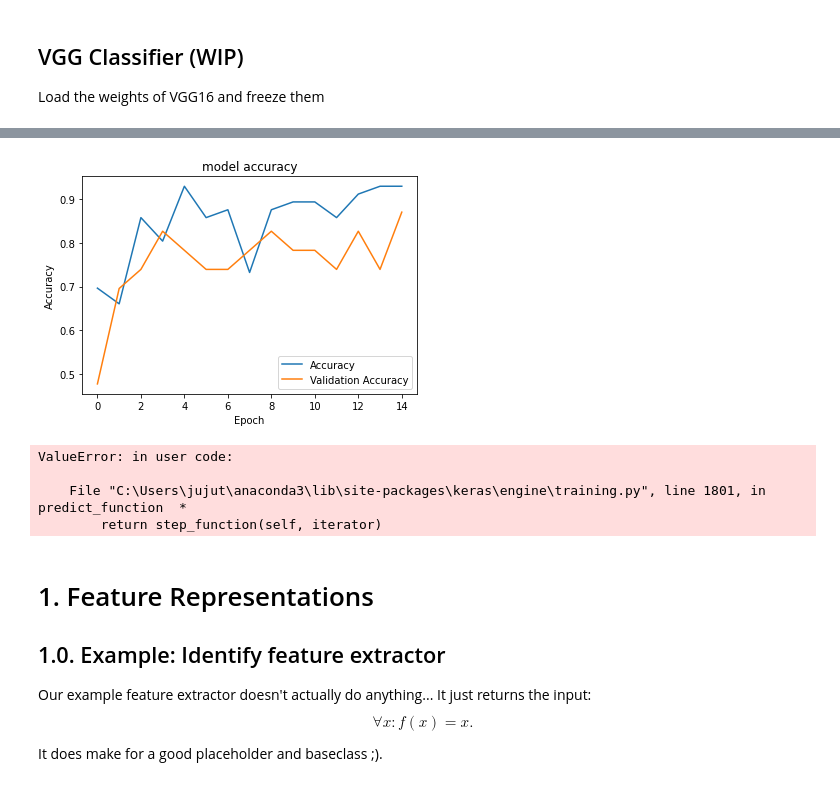
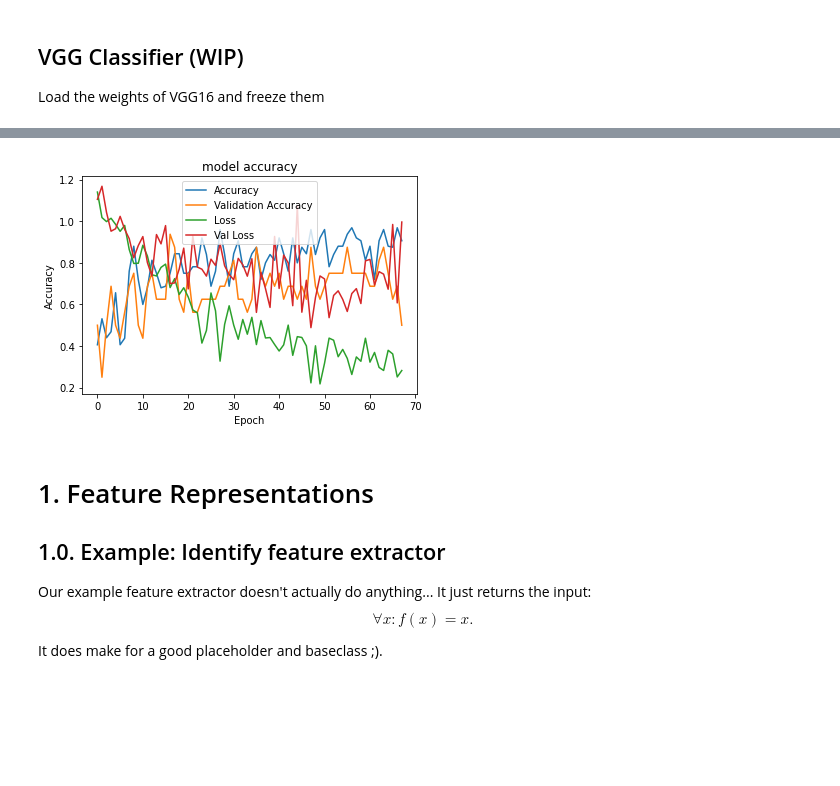
Before and after one commit to stralu99/Assigment2_CV, a Jupyter notebook: template_notebook.ipynb, the cells around one changed output, grey strips where cells are left out. Cells and saved outputs as stored; diff of their text form; code cells hidden in the pictures; blank space fills up the shorter version.

```diff
--- a/template_notebook.ipynb
+++ b/template_notebook.ipynb
@@ -420,8 +398,0 @@ def layer_adder(vgg, classes):
-# %%
-classes = 3
-
-head = layer_adder(model, classes)
-
-final_model = Model(inputs = model.input, outputs = head)
-
-# print(model.summary())
@@ -455,13 +398,0 @@ vgg_validate_y = preprocessed_train_y[chunked:]
-# %%
-from keras.preprocessing.image import ImageDataGenerator
-
-datagen = ImageDataGenerator(
-#     featurewise_center=True,
-#     featurewise_std_normalization=True,
-    rotation_range=45,
-    width_shift_range=0.2,
-    height_shift_range=0.2,
-    horizontal_flip=True,
-    validation_split=0.3)
-
-datagen.fit(train_X)
@@ -471,0 +537,4 @@ preprocessed_train_y = to_categorical(train_y, 3)
+# %%
+model = DeepNNClassificationModel()
+
+history = model.fit(train_X, train_y)
@@ -474,10 +560,0 @@ Train the model
-# %%
-# Compiles the model
-# Loss functions that can be used: 'kl_divergence', 'poisson', 'categorical_crossentropy', 'sparse_categorical_crossentropy'
-opt = Adam(learning_rate=0.001)
-final_model.compile(optimizer=opt, loss='categorical_crossentropy', metrics=['accuracy'])
-
-# history = model.fit(vgg_train_X, vgg_train_y, epochs=7, verbose=1, validation_data=(vgg_validate_X, vgg_validate_y))
-history = final_model.fit(datagen.flow(train_X, preprocessed_train_y, batch_size=16, subset='training'),
-         validation_data=datagen.flow(train_X, preprocessed_train_y, batch_size=16, subset='validation'),
-          epochs=15)
@@ -502,12 +561,12 @@ Epoch 15/15
 # %%
 plt.plot(history.history["accuracy"])
 plt.plot(history.history['val_accuracy'])
-# plt.plot(history.history['loss'])
-# plt.plot(history.history['val_loss'])
+plt.plot(history.history['loss'])
+plt.plot(history.history['val_loss'])
 plt.title("model accuracy")
 plt.ylabel("Accuracy")
 plt.xlabel("Epoch")
 plt.legend(["Accuracy","Validation Accuracy","Loss","Val Loss"])
 plt.show()
 # %% [output]
-[figure, old version]
+[figure, new version]
@@ -516,11 +572,0 @@ model.save('model.h5')
-# %%
-from keras.models import load_model
-
-saved_model = load_model('model.h5')
-
-output = saved_model.predict(test_X)
-# %% [output]
-ValueError: in user code:
-
-    File "C:\Users\jujut\anaconda3\lib\site-packages\keras\engine\training.py", line 1801, in predict_function  *
-        return step_function(self, iterator)
```
Also changed, not shown: parts of 18 cells of this notebook.
